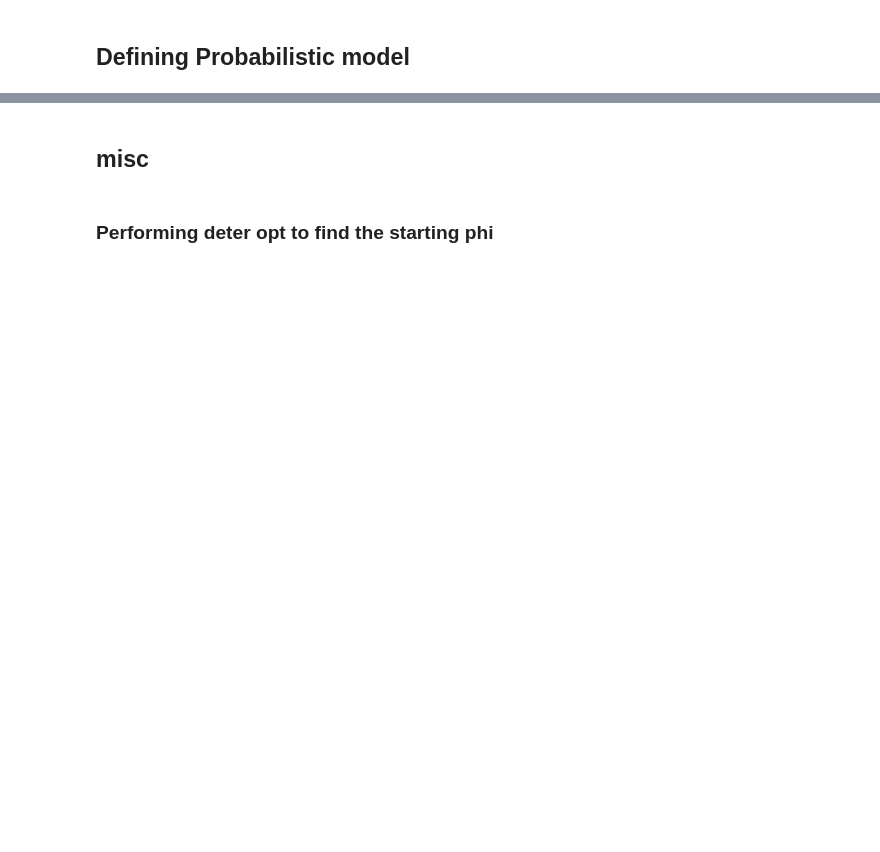
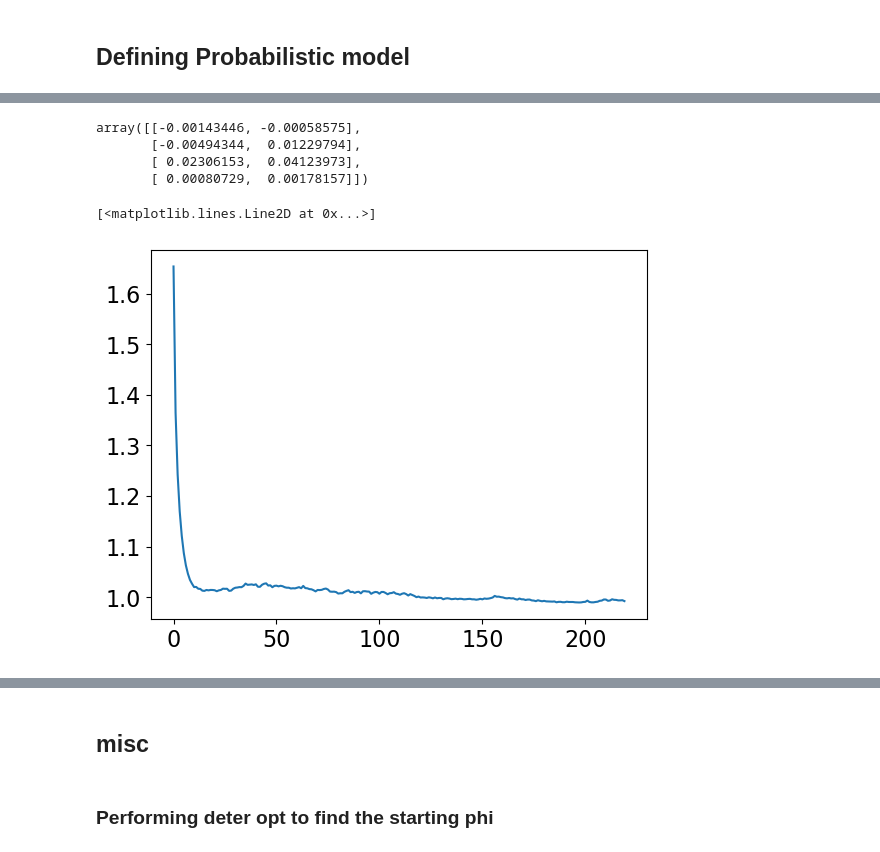
Before and after one commit to BAMresearch/LebeDigital, a Jupyter notebook: usecases/demonstrator/Calibration/EM_test1.ipynb, the cells around one changed output, grey strips where cells are left out. Cells and saved outputs as stored; diff of their text form; code cells hidden in the pictures; blank space fills up the shorter version.

```diff
--- a/usecases/demonstrator/Calibration/EM_test1.ipynb
+++ b/usecases/demonstrator/Calibration/EM_test1.ipynb
@@ -334,0 +406,25 @@ def E_step(x_init, obs_data, phi, samples = 20000):
+# %%
+def df_dphi(q_list:list,phi:list,x_N,**kwargs)-> list:
+    """
+    COmputing grad foer the ELBO check eq 9 in the document. This needs grad approx for a given q_i from the above function
+    Parameters
+    ----------
+    q_list : list
+    samples of the q_i from the E step for a given phi
+    phi : np.ndarray
+    x_N :
+
+    Returns
+    -------
+
+    """
+    assert isinstance(q_list,list), "samples must be passed as a list"
+    grad_phi_total = np.zeros(phi[0].shape)
+    grad_sigma_total = np.zeros(phi[1].shape)
+    #gradient = np.zeros(phi.shape)
+    for i,val in enumerate(q_list):
+        gradient_phi, gradient_sigma = grad_expectation(val,phi,x_N[i],**kwargs)
+        grad_phi_total = grad_phi_total+ gradient_phi
+        grad_sigma_total = grad_sigma_total + gradient_sigma
+
+    return [grad_phi_total/len(q_list), grad_sigma_total/len(q_list)]  # normalizing by number of training data points
@@ -334,0 +558,2 @@ def E_step(x_init, obs_data, phi, samples = 20000):
+# %%
+q_b_N, grad, parameters = EM_run(E_step,M_step,hydration_data_train,b_init=np.random.normal(1,0.02,4)*b_opt,phi_init=phi_test,steps=220)
@@ -334,0 +622,19 @@ def E_step(x_init, obs_data, phi, samples = 20000):
+# %%
+grad[-1][0]
+# %% [output]
+array([[-0.00143446, -0.00058575],
+       [-0.00494344,  0.01229794],
+       [ 0.02306153,  0.04123973],
+       [ 0.00080729,  0.00178157]])
+# %%
+def list_array(weird_list:list)-> np.ndarray:
+    """Function of convert nested list to normal array"""
+    holder = []
+    for i,g in enumerate(weird_list):
+        tmp = np.concatenate((weird_list[i][0].ravel(),weird_list[i][1].ravel()))
+           # print(tmp)
+        holder.append(tmp)
+    array = np.stack(holder) # EM steps x No of paramters
+    return array
+# %%
+grad_total = list_array(grad)
@@ -334,0 +646,5 @@ def E_step(x_init, obs_data, phi, samples = 20000):
+# %%
+plt.plot(np.linalg.norm(grad_total,axis=1))
+# %% [output]
+[<matplotlib.lines.Line2D at 0x...>]
+[figure, added]
```
Also changed, not shown: parts of 64 cells of this notebook, 5 other files.
